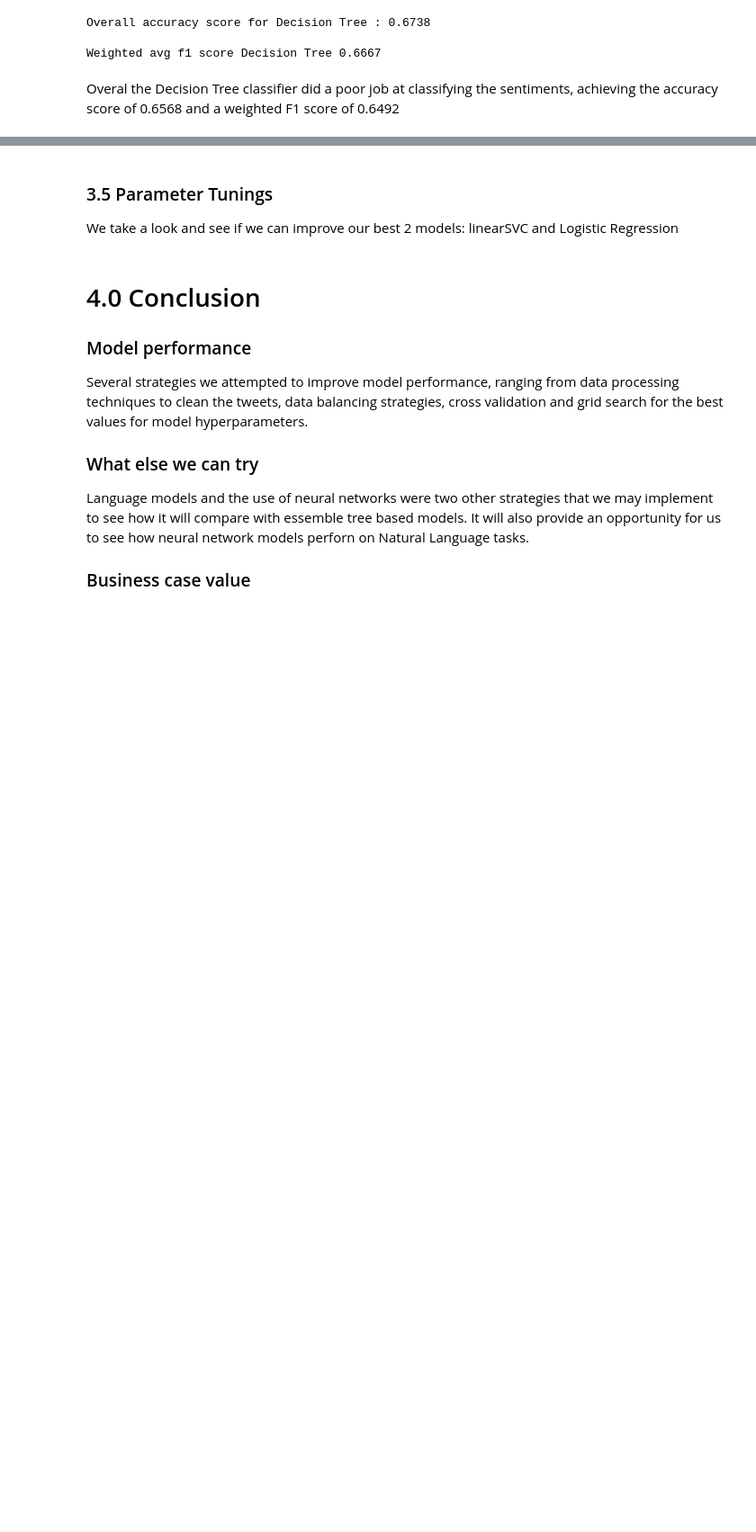
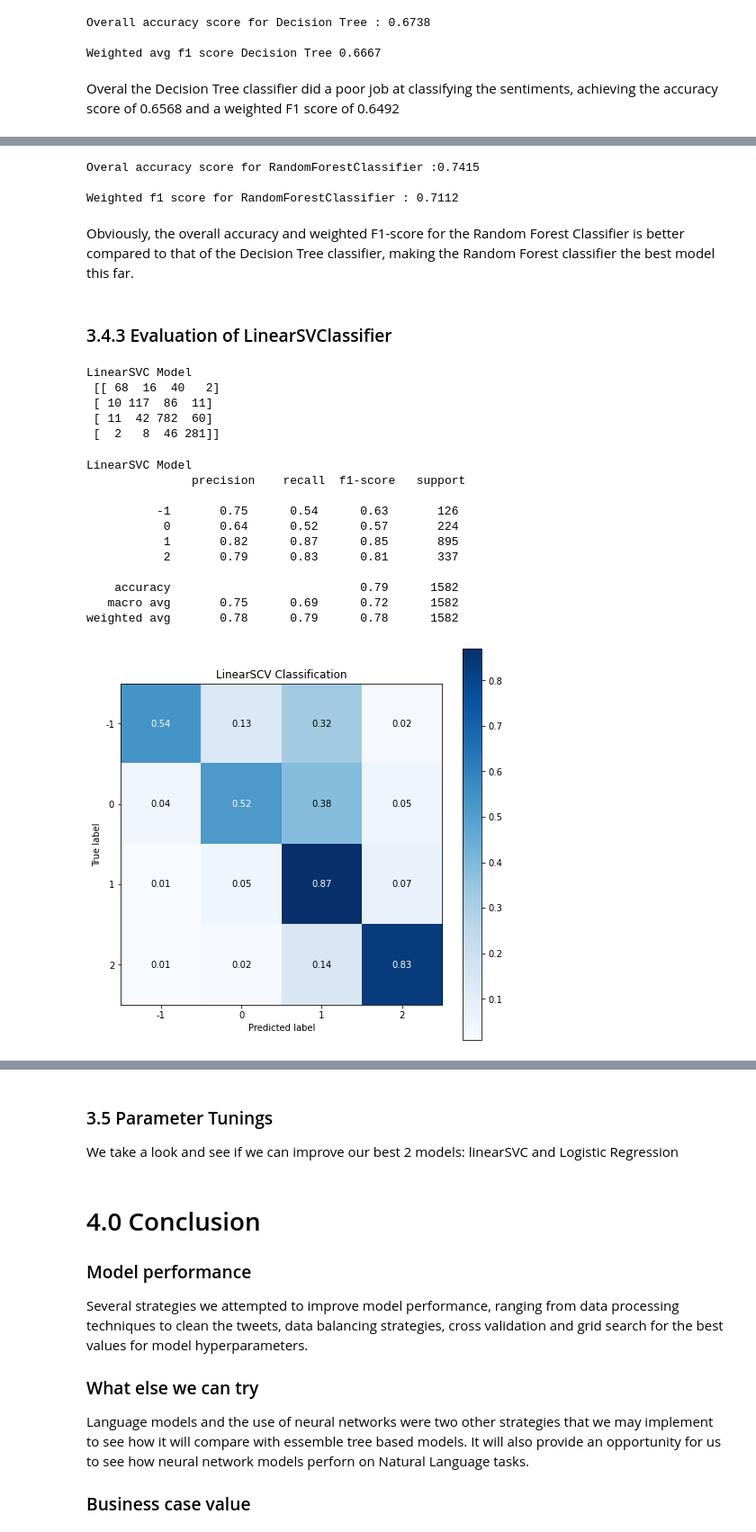
Before and after one commit to okonp07/Team-jm3-Advanced-Classification-Notebook, a Jupyter notebook: Global_warming-Climate_Change_Sentiment_Analysis_Team-jm-3_Base_Jupyter_file.ipynb, the cells around one changed output, grey strips where cells are left out. Shown: that part at 90% size. Saved outputs shown, nothing was run; the diff lists cells and outputs as text; code cells hidden in the pictures; blank space fills up the shorter version.

```diff
--- a/Global_warming-Climate_Change_Sentiment_Analysis_Team-jm-3_Base_Jupyter_file.ipynb
+++ b/Global_warming-Climate_Change_Sentiment_Analysis_Team-jm-3_Base_Jupyter_file.ipynb
@@ -1318,0 +1367,41 @@ Overal the Decision Tree classifier did a poor job at classifying the sentiments
+# %%
+# Accuracy evaluations
+
+random_forest_acc = round(accuracy_score(y_val, rfc_prediction),4)
+print(f'\nOveral accuracy score for RandomForestClassifier :{random_forest_acc}')
+random_forest_f1 = round(f1_score(y_val, rfc_prediction, average="weighted"),4)
+print(f'\nWeighted f1 score for RandomForestClassifier : {random_forest_f1}')
+# %% [output]
+Overal accuracy score for RandomForestClassifier :0.7415
+
+Weighted f1 score for RandomForestClassifier : 0.7112
+# %% [markdown]
+Obviously, the overall accuracy and weighted F1-score for the Random Forest Classifier is better compared to that of the Decision Tree classifier, making the Random Forest classifier the best model this far.
+# %% [markdown]
+### 3.4.3 Evaluation of LinearSVClassifier
+# %%
+print('\nLinearSVC Model\n', confusion_matrix(y_val, Lsvc_prediction))
+# %% [output]
+LinearSVC Model
+ [[ 68  16  40   2]
+ [ 10 117  86  11]
+ [ 11  42 782  60]
+ [  2   8  46 281]]
+# %%
+print('\nLinearSVC Model\n', classification_report(y_val, Lsvc_prediction))
+plot_confusion_matrix(y_val, Lsvc_prediction, normalize=True,figsize=(8,8),cmap='Blues')
+plt.title('LinearSCV Classification')
+plt.show()
+# %% [output]
+LinearSVC Model
+               precision    recall  f1-score   support
+
+          -1       0.75      0.54      0.63       126
+           0       0.64      0.52      0.57       224
+           1       0.82      0.87      0.85       895
+           2       0.79      0.83      0.81       337
+
+    accuracy                           0.79      1582
+   macro avg       0.75      0.69      0.72      1582
+weighted avg       0.78      0.79      0.78      1582
+[figure, added]
```
Also changed, not shown: parts of 9 cells of this notebook.
